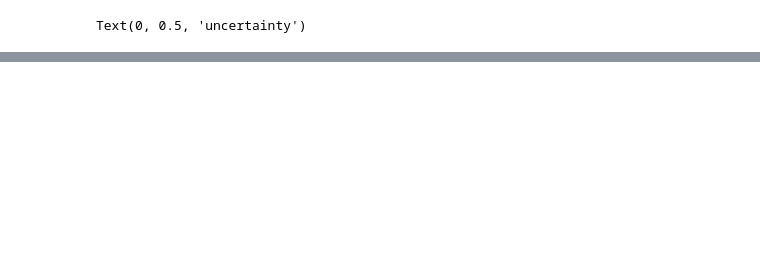
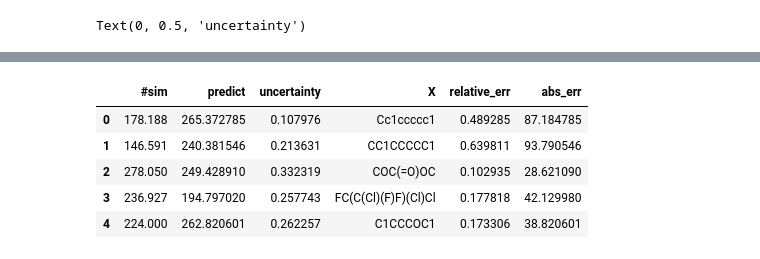
Before and after one commit to Xiangyan93/Molecular_ML, a Jupyter notebook: notebook/active learning method comparison.ipynb, the cells around one changed output, grey strips where cells are left out. Saved outputs shown, nothing was run; the diff lists cells and outputs as text; code cells hidden in the pictures; blank space fills up the shorter version.

```diff
--- a/notebook/active learning method comparison.ipynb
+++ b/notebook/active learning method comparison.ipynb
@@ -726,0 +726,14 @@ Text(0, 0.5, 'uncertainty')
+# %%
+def plot_uncertainty(name, alpha):
+    df = pd.read_csv('../result-'+name+'/out.txt', sep=' ')
+    df['relative_err'] = abs(df['#sim'] - df['predict']) / df['#sim']
+    df['abs_err'] = abs(df['#sim'] - df['predict'])
+    plt.figure()
+    plt.scatter(df['relative_err'], df['uncertainty'], s=5)
+    #plt.scatter(df['abs_err'], df['uncertainty'], s=5)
+    plt.xlabel('relative err')
+    plt.ylabel('uncertainty')
+    plt.title('alphs=%f' % alpha)
+    return df
+# %%
+df = plot_uncertainty('tt', 1)
@@ -726,0 +780,9 @@ Text(0, 0.5, 'uncertainty')
+# %%
+df.head()
+# %% [output]
+|  | #sim | predict | uncertainty | X | relative_err | abs_err |
+| 0 | 178.188 | 265.372785 | 0.107976 | Cc1ccccc1 | 0.489285 | 87.184785 |
+| 1 | 146.591 | 240.381546 | 0.213631 | CC1CCCCC1 | 0.639811 | 93.790546 |
+| 2 | 278.050 | 249.428910 | 0.332319 | COC(=O)OC | 0.102935 | 28.621090 |
+| 3 | 236.927 | 194.797020 | 0.257743 | FC(C(Cl)(F)F)(Cl)Cl | 0.177818 | 42.129980 |
+| 4 | 224.000 | 262.820601 | 0.262257 | C1CCCOC1 | 0.173306 | 38.820601 |
```
Also changed, not shown: parts of 11 cells of this notebook, 9 other files.
